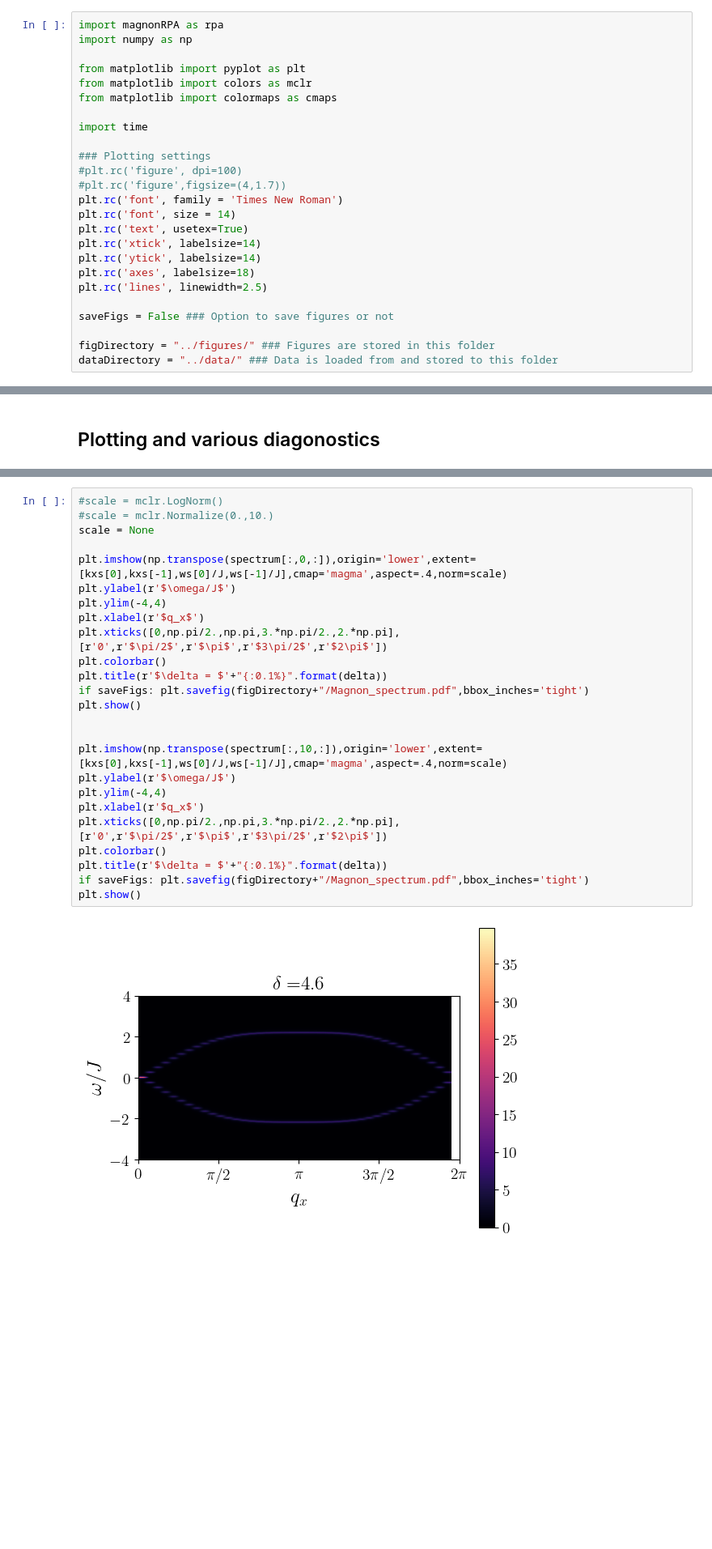
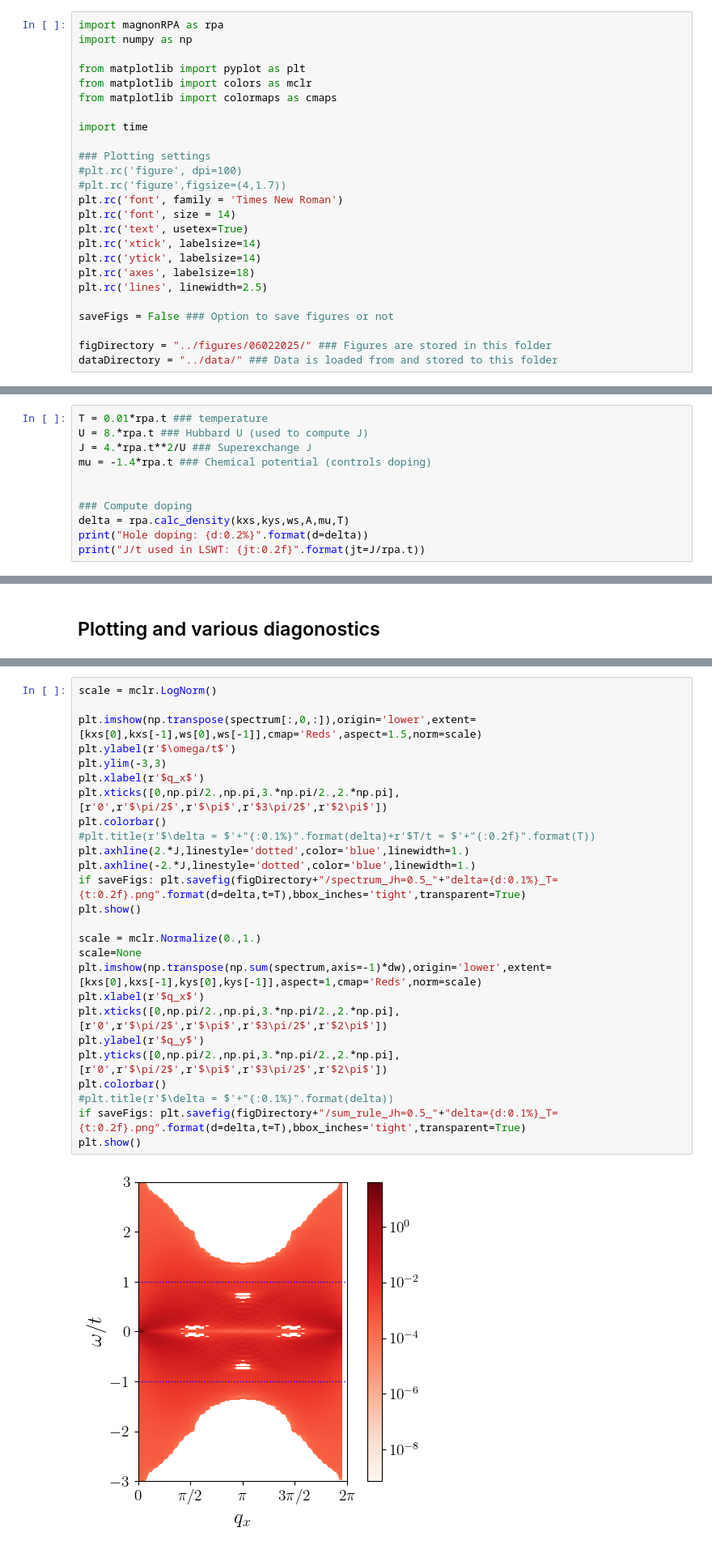
Before and after one commit to j-curtis/holes_and_magnons, a Jupyter notebook: Magnon_RPA_plots.ipynb, the cells around one changed output, grey strips where cells are left out. Shown at 81% size. Cells and saved outputs as stored; diff of their text form; blank space fills up the shorter version.

```diff
--- a/Magnon_RPA_plots.ipynb
+++ b/Magnon_RPA_plots.ipynb
@@ -21,7 +21,7 @@ plt.rc('lines', linewidth=2.5)
 
 saveFigs = False ### Option to save figures or not
 
-figDirectory = "../figures/" ### Figures are stored in this folder
+figDirectory = "../figures/06022025/" ### Figures are stored in this folder
 dataDirectory = "../data/" ### Data is loaded from and stored to this folder
 # %% [markdown]
 ## Load in spectral function
@@ -99,0 +108,11 @@ J/t used in LSWT: 0.50
+# %%
+T = 0.01*rpa.t ### temperature
+U = 8.*rpa.t ### Hubbard U (used to compute J)
+J = 4.*rpa.t**2/U ### Superexchange J
+mu = -1.4*rpa.t ### Chemical potential (controls doping)
+
+
+### Compute doping
+delta = rpa.calc_density(kxs,kys,ws,A,mu,T)
+print("Hole doping: {d:0.2%}".format(d=delta))
+print("J/t used in LSWT: {jt:0.2f}".format(jt=J/rpa.t))
@@ -324,27 +259,28 @@ python(99320) MallocStackLogging: can't turn off malloc stack logging because it
 # %%
-#scale = mclr.LogNorm()
-#scale = mclr.Normalize(0.,10.)
-scale = None
+scale = mclr.LogNorm()
 
-plt.imshow(np.transpose(spectrum[:,0,:]),origin='lower',extent=[kxs[0],kxs[-1],ws[0]/J,ws[-1]/J],cmap='magma',aspect=.4,norm=scale)
-plt.ylabel(r'$\omega/J$')
-plt.ylim(-4,4)
+plt.imshow(np.transpose(spectrum[:,0,:]),origin='lower',extent=[kxs[0],kxs[-1],ws[0],ws[-1]],cmap='Reds',aspect=1.5,norm=scale)
+plt.ylabel(r'$\omega/t$')
+plt.ylim(-3,3)
 plt.xlabel(r'$q_x$')
 plt.xticks([0,np.pi/2.,np.pi,3.*np.pi/2.,2.*np.pi],[r'0',r'$\pi/2$',r'$\pi$',r'$3\pi/2$',r'$2\pi$'])
 plt.colorbar()
-plt.title(r'$\delta = $'+"{:0.1%}".format(delta))
-if saveFigs: plt.savefig(figDirectory+"/Magnon_spectrum.pdf",bbox_inches='tight')
+#plt.title(r'$\delta = $'+"{:0.1%}".format(delta)+r'$T/t = $'+"{:0.2f}".format(T))
+plt.axhline(2.*J,linestyle='dotted',color='blue',linewidth=1.)
+plt.axhline(-2.*J,linestyle='dotted',color='blue',linewidth=1.)
+if saveFigs: plt.savefig(figDirectory+"/spectrum_Jh=0.5_"+"delta={d:0.1%}_T={t:0.2f}.png".format(d=delta,t=T),bbox_inches='tight',transparent=True)
 plt.show()
 
-
-plt.imshow(np.transpose(spectrum[:,10,:]),origin='lower',extent=[kxs[0],kxs[-1],ws[0]/J,ws[-1]/J],cmap='magma',aspect=.4,norm=scale)
-plt.ylabel(r'$\omega/J$')
-plt.ylim(-4,4)
+scale = mclr.Normalize(0.,1.)
+scale=None
+plt.imshow(np.transpose(np.sum(spectrum,axis=-1)*dw),origin='lower',extent=[kxs[0],kxs[-1],kys[0],kys[-1]],aspect=1,cmap='Reds',norm=scale)
 plt.xlabel(r'$q_x$')
 plt.xticks([0,np.pi/2.,np.pi,3.*np.pi/2.,2.*np.pi],[r'0',r'$\pi/2$',r'$\pi$',r'$3\pi/2$',r'$2\pi$'])
+plt.ylabel(r'$q_y$')
+plt.yticks([0,np.pi/2.,np.pi,3.*np.pi/2.,2.*np.pi],[r'0',r'$\pi/2$',r'$\pi$',r'$3\pi/2$',r'$2\pi$'])
 plt.colorbar()
-plt.title(r'$\delta = $'+"{:0.1%}".format(delta))
-if saveFigs: plt.savefig(figDirectory+"/Magnon_spectrum.pdf",bbox_inches='tight')
+#plt.title(r'$\delta = $'+"{:0.1%}".format(delta))
+if saveFigs: plt.savefig(figDirectory+"/sum_rule_Jh=0.5_"+"delta={d:0.1%}_T={t:0.2f}.png".format(d=delta,t=T),bbox_inches='tight',transparent=True)
 plt.show()
 # %% [output]
-[figure, old version]
+[figure, new version]
```
Also changed, not shown: parts of 15 cells of this notebook, 2 other files.
